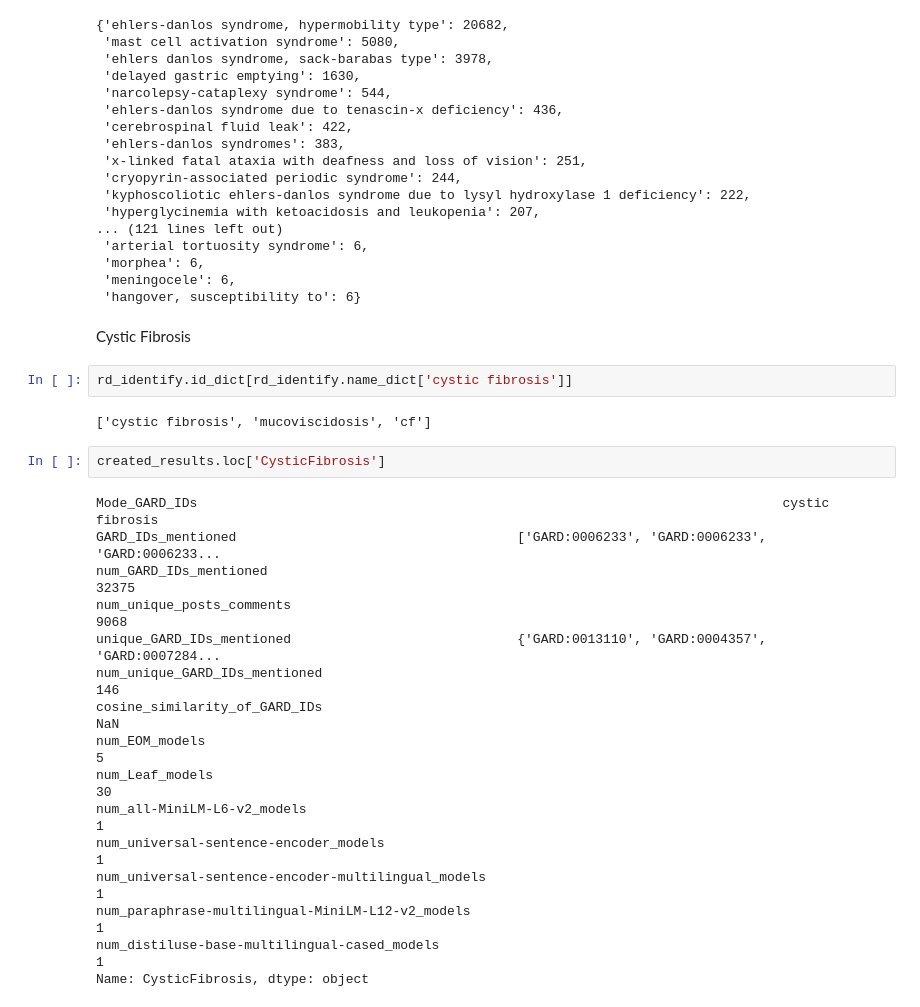
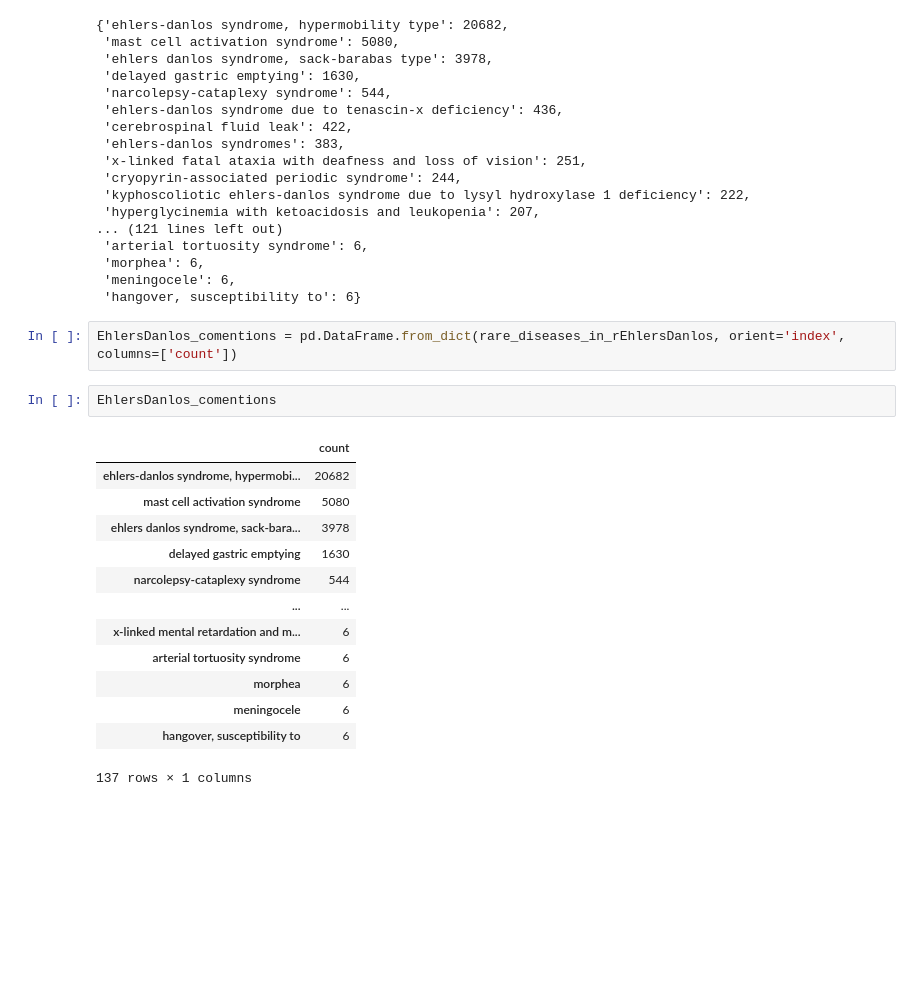
Before and after one commit to ncats/Rare-Disease-Social-Media-Project, a Jupyter notebook: manuscript/investigate_rare_disease_reddit_stats.ipynb, the cells around one changed output. Saved outputs shown, nothing was run; the diff lists cells and outputs as text; blank space fills up the shorter version.

```diff
--- a/manuscript/investigate_rare_disease_reddit_stats.ipynb
+++ b/manuscript/investigate_rare_disease_reddit_stats.ipynb
@@ -245,27 +253,21 @@ rare_diseases_in_rEhlersDanlos
  'morphea': 6,
  'meningocele': 6,
  'hangover, susceptibility to': 6}
-# %% [markdown]
-Cystic Fibrosis
-# %%
-rd_identify.id_dict[rd_identify.name_dict['cystic fibrosis']]
-# %% [output]
-['cystic fibrosis', 'mucoviscidosis', 'cf']
-# %%
-created_results.loc['CysticFibrosis']
-# %% [output]
-Mode_GARD_IDs                                                                           cystic fibrosis
-GARD_IDs_mentioned                                    ['GARD:0006233', 'GARD:0006233', 'GARD:0006233...
-num_GARD_IDs_mentioned                                                                            32375
-num_unique_posts_comments                                                                          9068
-unique_GARD_IDs_mentioned                             {'GARD:0013110', 'GARD:0004357', 'GARD:0007284...
-num_unique_GARD_IDs_mentioned                                                                       146
-cosine_similarity_of_GARD_IDs                                                                       NaN
-num_EOM_models                                                                                        5
-num_Leaf_models                                                                                      30
-num_all-MiniLM-L6-v2_models                                                                           1
-num_universal-sentence-encoder_models                                                                 1
-num_universal-sentence-encoder-multilingual_models                                                    1
-num_paraphrase-multilingual-MiniLM-L12-v2_models                                                      1
-num_distiluse-base-multilingual-cased_models                                                          1
-Name: CysticFibrosis, dtype: object
+# %%
+EhlersDanlos_comentions = pd.DataFrame.from_dict(rare_diseases_in_rEhlersDanlos, orient='index', columns=['count'])
+# %%
+EhlersDanlos_comentions
+# %% [output]
+|  | count |
+| ehlers-danlos syndrome, hypermobi... | 20682 |
+| mast cell activation syndrome | 5080 |
+| ehlers danlos syndrome, sack-bara... | 3978 |
+| delayed gastric emptying | 1630 |
+| narcolepsy-cataplexy syndrome | 544 |
+| ... | ... |
+| x-linked mental retardation and m... | 6 |
+| arterial tortuosity syndrome | 6 |
+| morphea | 6 |
+| meningocele | 6 |
+| hangover, susceptibility to | 6 |
+137 rows × 1 columns
```
Also changed, not shown: parts of 6 cells of this notebook, 1 other file.
